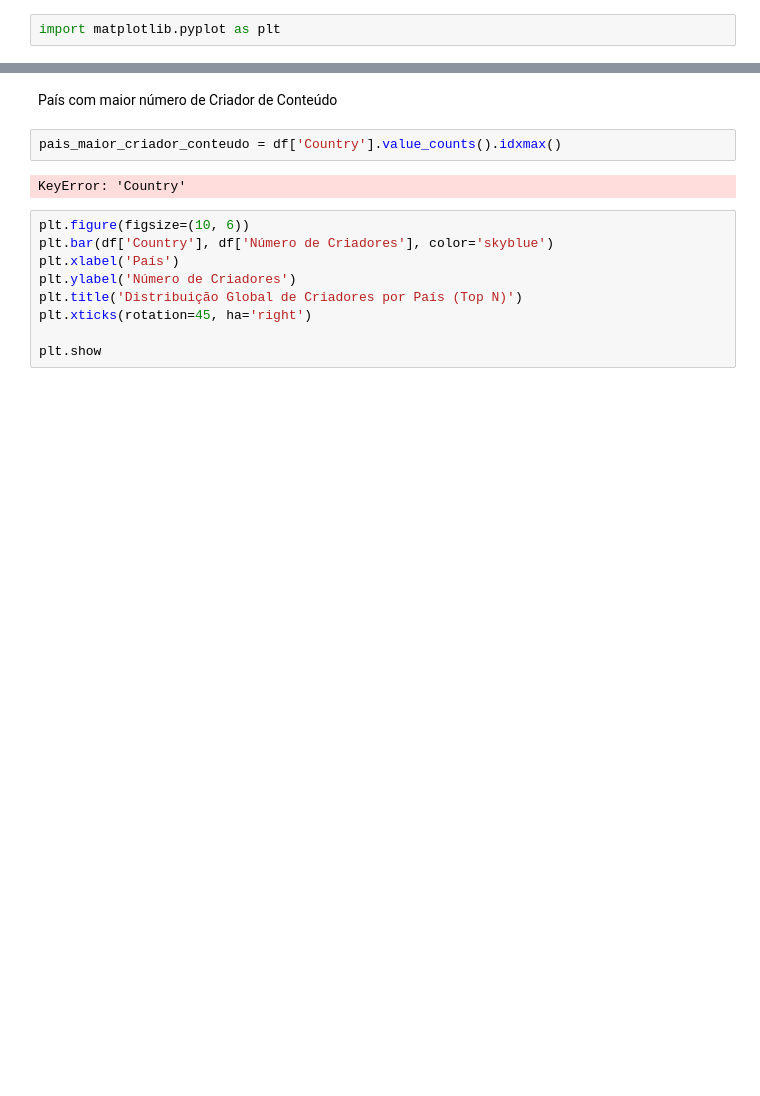
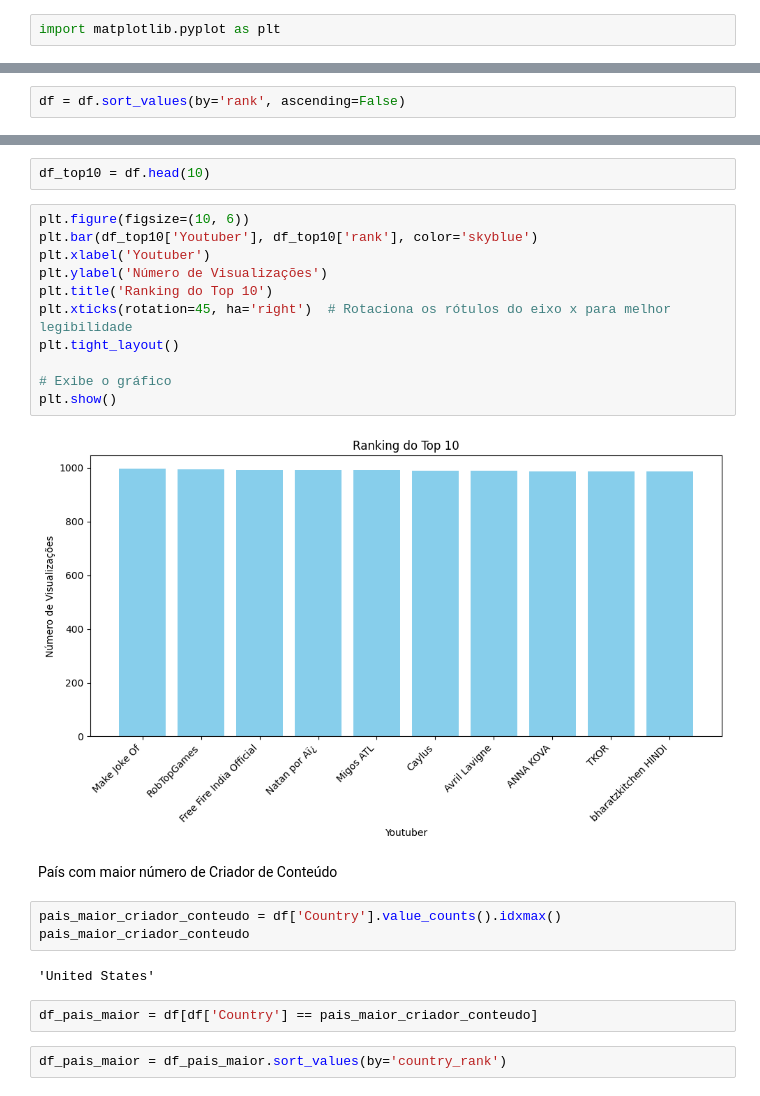
Before and after one commit to jhenifferakycharia/analise-de-dados-s18, a Jupyter notebook: Projeto Final/projeto_parte1.ipynb, the cells around one changed output, grey strips where cells are left out. Saved outputs shown, nothing was run; the diff lists cells and outputs as text; blank space fills up the shorter version.

```diff
--- a/Projeto Final/projeto_parte1.ipynb
+++ b/Projeto Final/projeto_parte1.ipynb
@@ -55,0 +117,2 @@ KeyError: 'category'
+# %%
+df = df.sort_values(by='rank', ascending=False)
@@ -56,15 +121,26 @@ KeyError: 'category'
+# %%
+df_top10 = df.head(10)
+# %%
+plt.figure(figsize=(10, 6))
+plt.bar(df_top10['Youtuber'], df_top10['rank'], color='skyblue')
+plt.xlabel('Youtuber')
+plt.ylabel('Número de Visualizações')
+plt.title('Ranking do Top 10')
+plt.xticks(rotation=45, ha='right')  # Rotaciona os rótulos do eixo x para melhor legibilidade
+plt.tight_layout()
+
+# Exibe o gráfico
+plt.show()
+# %% [output]
+[figure, added]
 # %% [markdown]
 País com maior número de Criador de Conteúdo
 # %%
 pais_maior_criador_conteudo = df['Country'].value_counts().idxmax()
+pais_maior_criador_conteudo
 # %% [output]
-KeyError: 'Country'
+'United States'
-# %%
-plt.figure(figsize=(10, 6))
-plt.bar(df['Country'], df['Número de Criadores'], color='skyblue')
-plt.xlabel('País')
-plt.ylabel('Número de Criadores')
-plt.title('Distribuição Global de Criadores por País (Top N)')
-plt.xticks(rotation=45, ha='right')
-
-plt.show
+# %%
+df_pais_maior = df[df['Country'] == pais_maior_criador_conteudo]
+# %%
+df_pais_maior = df_pais_maior.sort_values(by='country_rank')
```
Also changed, not shown: parts of 28 cells of this notebook.
